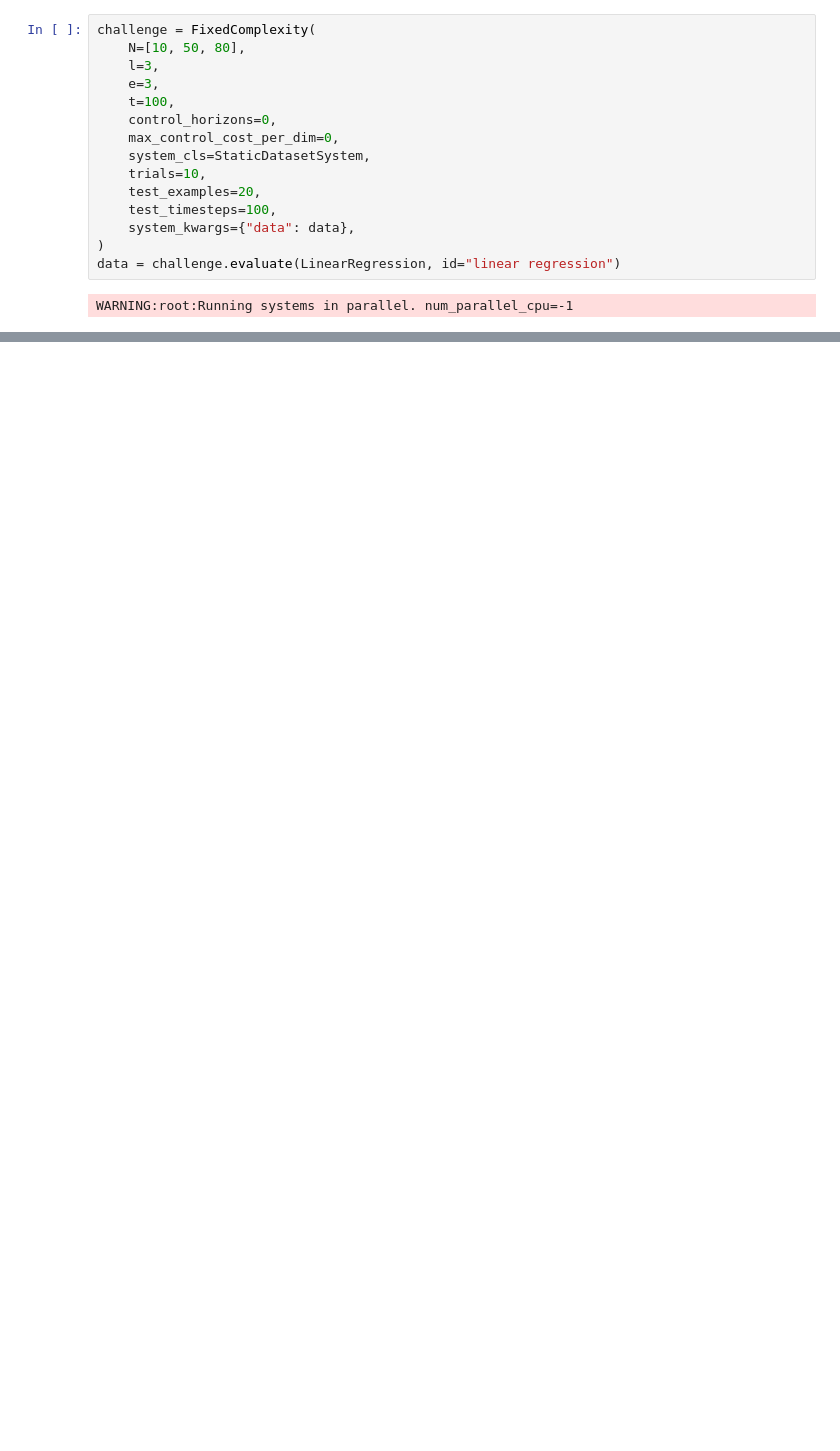
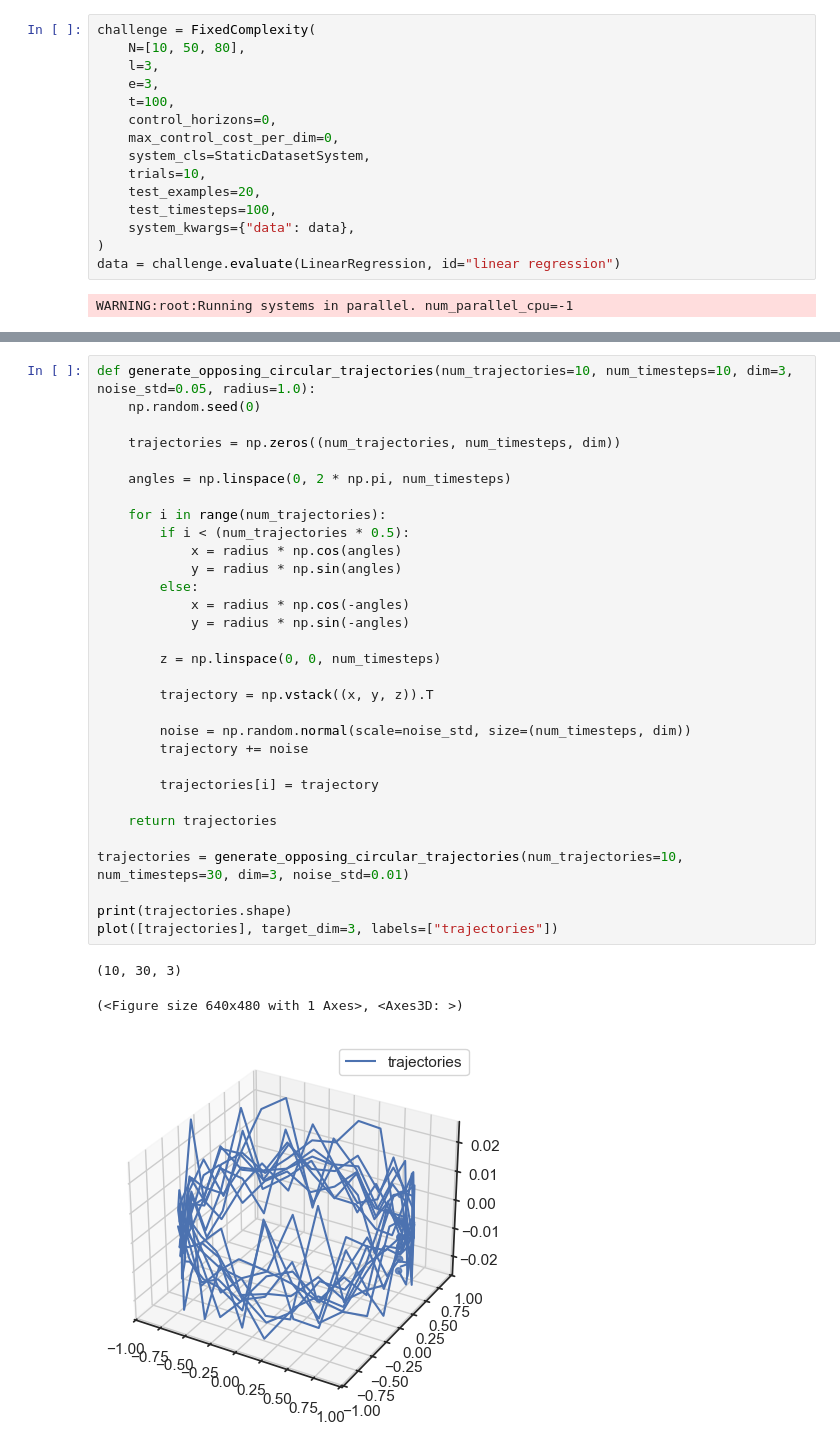
Before and after one commit to DynaDojo/dynadojo, a Jupyter notebook: demos/systems/static_dataset_demo.ipynb, the cells around one changed output, grey strips where cells are left out. Drawn from its saved outputs; the diff is of its cells as text; blank space fills up the shorter version.

```diff
--- a/demos/systems/static_dataset_demo.ipynb
+++ b/demos/systems/static_dataset_demo.ipynb
@@ -123 +136,36 @@ plot([trajectories], target_dim=3, labels=["trajectories"])
+# %%
+def generate_opposing_circular_trajectories(num_trajectories=10, num_timesteps=10, dim=3, noise_std=0.05, radius=1.0):
+    np.random.seed(0)
+
+    trajectories = np.zeros((num_trajectories, num_timesteps, dim))
+
+    angles = np.linspace(0, 2 * np.pi, num_timesteps)
+
+    for i in range(num_trajectories):
+        if i < (num_trajectories * 0.5):
+            x = radius * np.cos(angles)
+            y = radius * np.sin(angles)
+        else:
+            x = radius * np.cos(-angles)
+            y = radius * np.sin(-angles)
+
+        z = np.linspace(0, 0, num_timesteps)
+
+        trajectory = np.vstack((x, y, z)).T
+
+        noise = np.random.normal(scale=noise_std, size=(num_timesteps, dim))
+        trajectory += noise
+
+        trajectories[i] = trajectory
+
+    return trajectories
+
+trajectories = generate_opposing_circular_trajectories(num_trajectories=10, num_timesteps=30, dim=3, noise_std=0.01)
+
+print(trajectories.shape)
+plot([trajectories], target_dim=3, labels=["trajectories"])
+# %% [output]
+(10, 30, 3)
+(<Figure size 640x480 with 1 Axes>, <Axes3D: >)
+[figure, added]
 # %%
```
Also changed, not shown: parts of 9 cells of this notebook, 2 other files.
